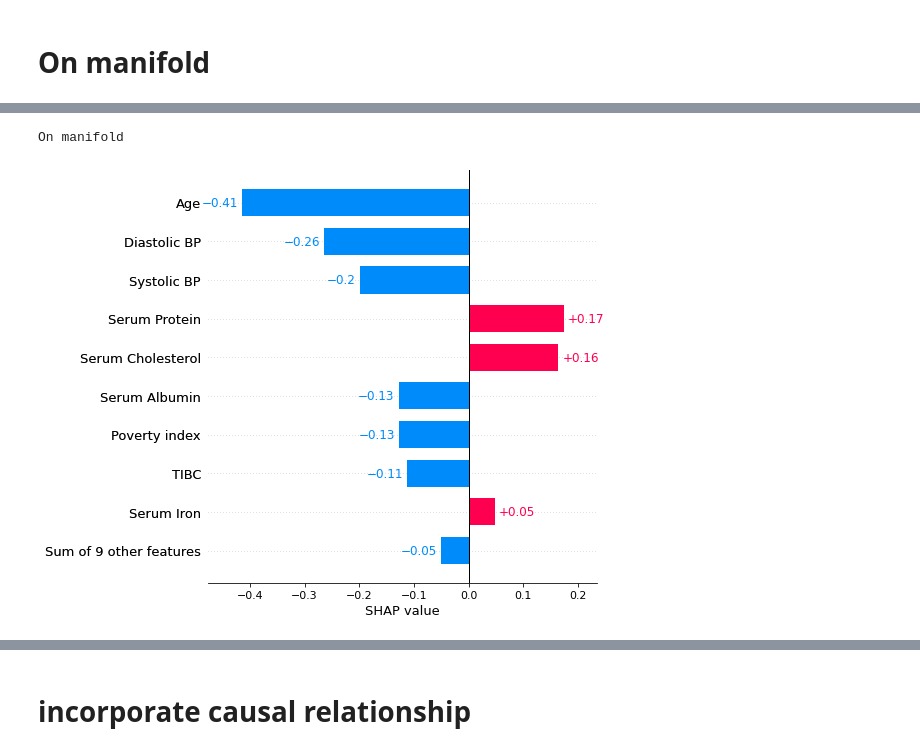
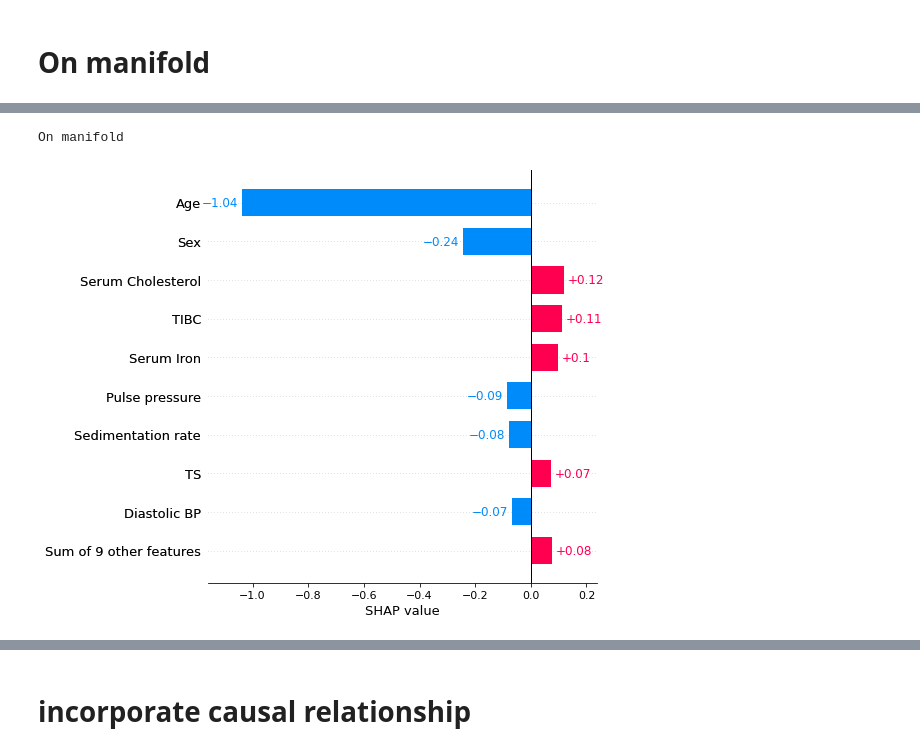
Before and after one commit to nathanwang000/Shapley-Flow, a Jupyter notebook: notebooks/NHANES1_survival.ipynb, the cells around one changed output, grey strips where cells are left out. Cells and saved outputs as stored; diff of their text form; code cells hidden in the pictures.

Commit message:
fixed multiple baseline for on manifold method

```diff
--- a/notebooks/NHANES1_survival.ipynb
+++ b/notebooks/NHANES1_survival.ipynb
@@ -287,15 +295,16 @@ array([[0., 0., 0.],
 nsamples = 100
 feature_names = X.columns
 f = lambda x: model.predict(xgboost.DMatrix(pd.DataFrame(x, columns=feature_names)), output_margin=True)
-explainer = OnManifoldExplainer(f, X.iloc[:nsamples], #X.sample(nsamples),
+explainer = OnManifoldExplainer(f, X.fillna(X.mean()).sample(nsamples), # X.fillnam(X.mean()).iloc[:nsamples],
                                 nruns=100, sigma_sq=1e-1, single_bg=False) # multiple sample version
-cf_on_manifold2 = explainer.shap_values(X[:nsamples])
+# cf_on_manifold2 = explainer.shap_values(X[:nsamples])
+cf_on_manifold2 = explainer.shap_values(X[54:56])
 # %%
 print('On manifold')
-cf_on_manifold2.draw(sample_ind, show=False, max_display=10)
+cf_on_manifold2.draw(1, show=False, max_display=10)
 plt.tight_layout()
 # plt.savefig(f'figures/nutrition_manifold_{sample_ind}.png')
 plt.show()
 # %% [output]
 On manifold
-[figure, old version]
+[figure, new version]
```
Also changed, not shown: parts of 3 cells of this notebook, 2 other files.
